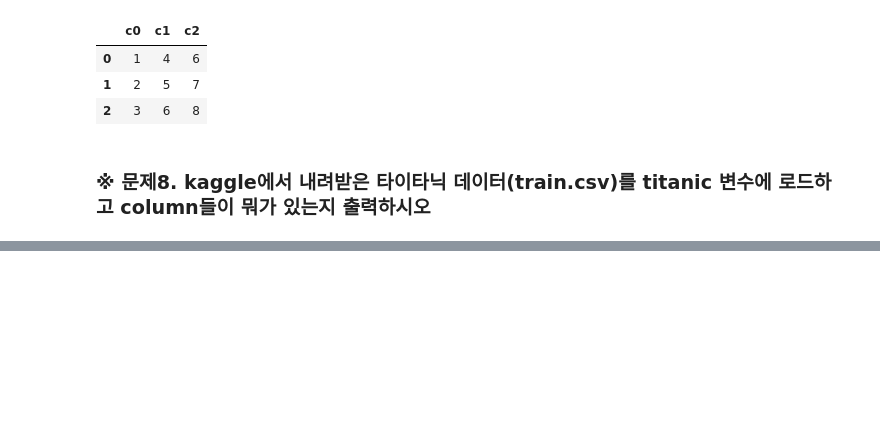
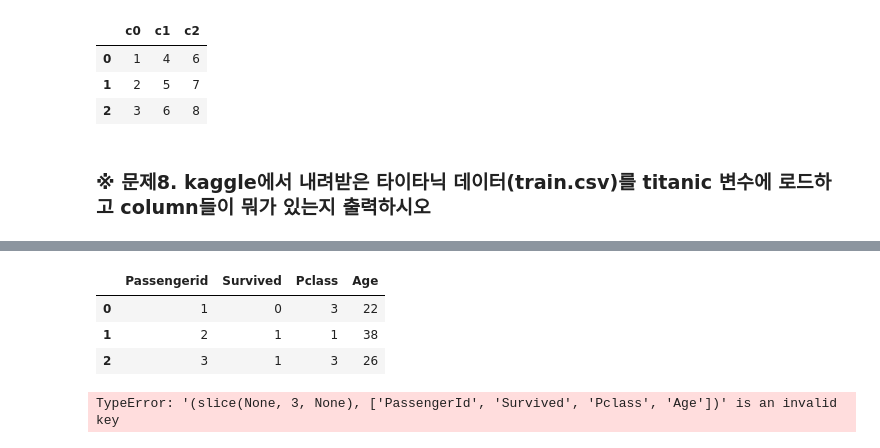
Before and after one commit to Adrian123K/pandas_ml, a Jupyter notebook: 01-1. Pandas DA (200709).ipynb, the cells around one changed output, grey strips where cells are left out. Cells and saved outputs as stored; diff of their text form; code cells hidden in the pictures; blank space fills up the shorter version.

```diff
--- a/01-1. Pandas DA (200709).ipynb
+++ b/01-1. Pandas DA (200709).ipynb
@@ -272,0 +268,17 @@ df
+# %%
+import pandas as pd
+titanic = pd.read_csv('train.csv')
+data={'Passengerid':[1,2,3],'Survived':[0,1,1],'Pclass':[3,1,3],'Age':[22,38,26]}
+df2 = pd.DataFrame(data)
+df2
+# %% [output]
+|  | Passengerid | Survived | Pclass | Age |
+| 0 | 1 | 0 | 3 | 22 |
+| 1 | 2 | 1 | 1 | 38 |
+| 2 | 3 | 1 | 3 | 26 |
+# %%
+import pandas as pd
+titanic = pd.read_csv('train.csv')
+titanic[:3,['PassengerId','Survived','Pclass','Age']]
+# %% [output]
+TypeError: '(slice(None, 3, None), ['PassengerId', 'Survived', 'Pclass', 'Age'])' is an invalid key
```
Also changed, not shown: parts of 4 cells of this notebook, 1 other file.
